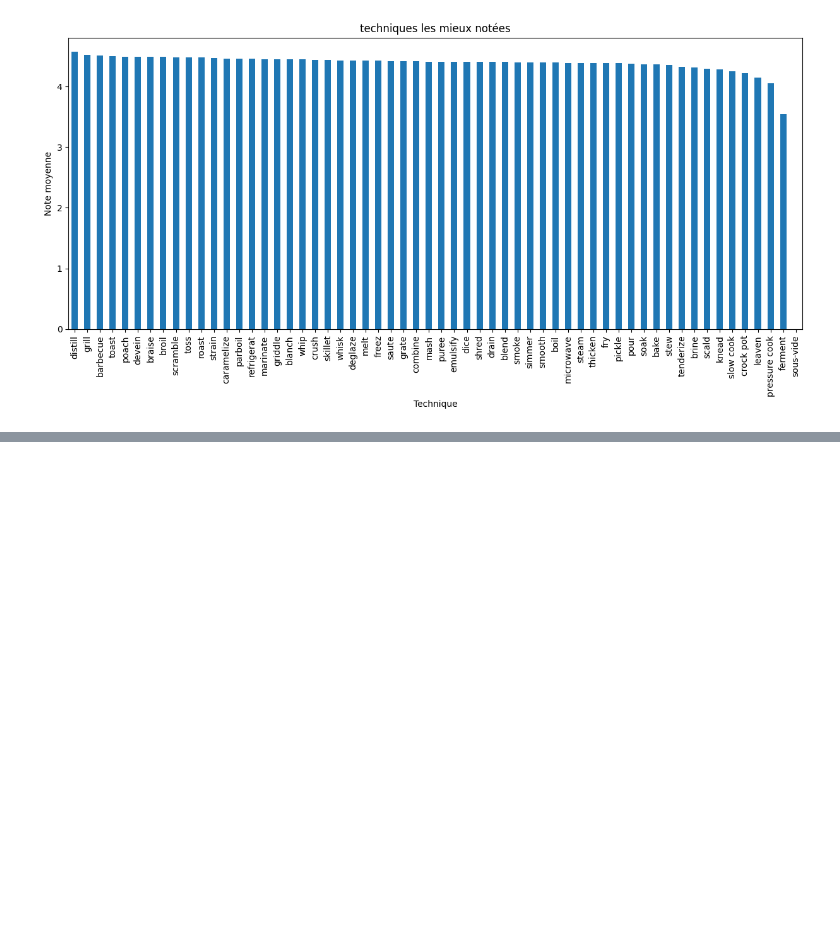
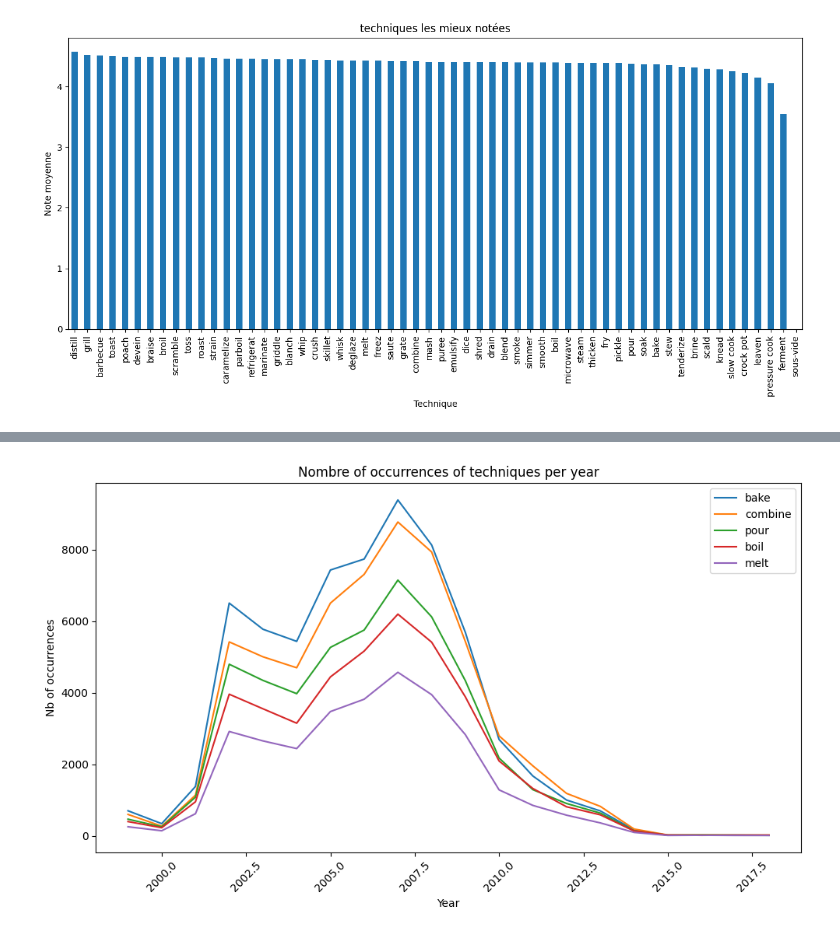
Before and after one commit to amaldre/projet_Kit_Big_Data, a Jupyter notebook: data_processing/baptiste.ipynb, the cells around one changed output, grey strips where cells are left out. Cells and saved outputs as stored; diff of their text form; code cells hidden in the pictures; blank space fills up the shorter version.

```diff
--- a/data_processing/baptiste.ipynb
+++ b/data_processing/baptiste.ipynb
@@ -258,3 +258,22 @@ plt.ylabel("Note moyenne")
 plt.show()
 # %% [output]
 [figure]
+# %%
+technique_occurrences_by_date = {}
+
+# Ajouter les occurrences par technique et par date
+for index, row in bigdf.iterrows():
+    date = row['submitted'].date().year  # Récupérer uniquement la date
+    if date not in technique_occurrences_by_date:
+        technique_occurrences_by_date[date] = pd.Series([0] * len(TECHNIQUES_LIST), index=TECHNIQUES_LIST)
+
+    for i, value in enumerate(row['techniques']):
+        if value == 1:  # Si la technique est présente
+            technique_occurrences_by_date[date].at[TECHNIQUES_LIST[i]] += 1
+
+# Convertir le dictionnaire en DataFrame pour une meilleure lisibilité
+occurrences_df = pd.DataFrame.from_dict(technique_occurrences_by_date, orient='index')
+
+# Afficher le résultat
+print("\nNombre d'occurrences des techniques par date :")
+print(occurrences_df)
@@ -260,0 +298,24 @@ plt.show()
+# %%
+# Créer un graphique des occurrences de techniques par date
+plt.figure(figsize=(10, 6))
+
+# Tracer une courbe pour chaque technique
+for technique in [techniques_counts.index[i] for i in range(5)]:
+    plt.plot(occurrences_df.index, occurrences_df[technique], label=technique)
+
+# Ajouter des labels et un titre
+plt.xlabel('Year')
+plt.ylabel('Nb of occurrences')
+plt.title('Nombre of occurrences of techniques per year')
+
+# Rotation de l'axe des dates pour une meilleure lisibilité
+plt.xticks(rotation=45)
+
+# Afficher la légende
+plt.legend()
+
+# Afficher le graphique
+plt.tight_layout()
+plt.show()
+# %% [output]
+[figure, added]
```
Also changed, not shown: parts of 1 cell of this notebook.
